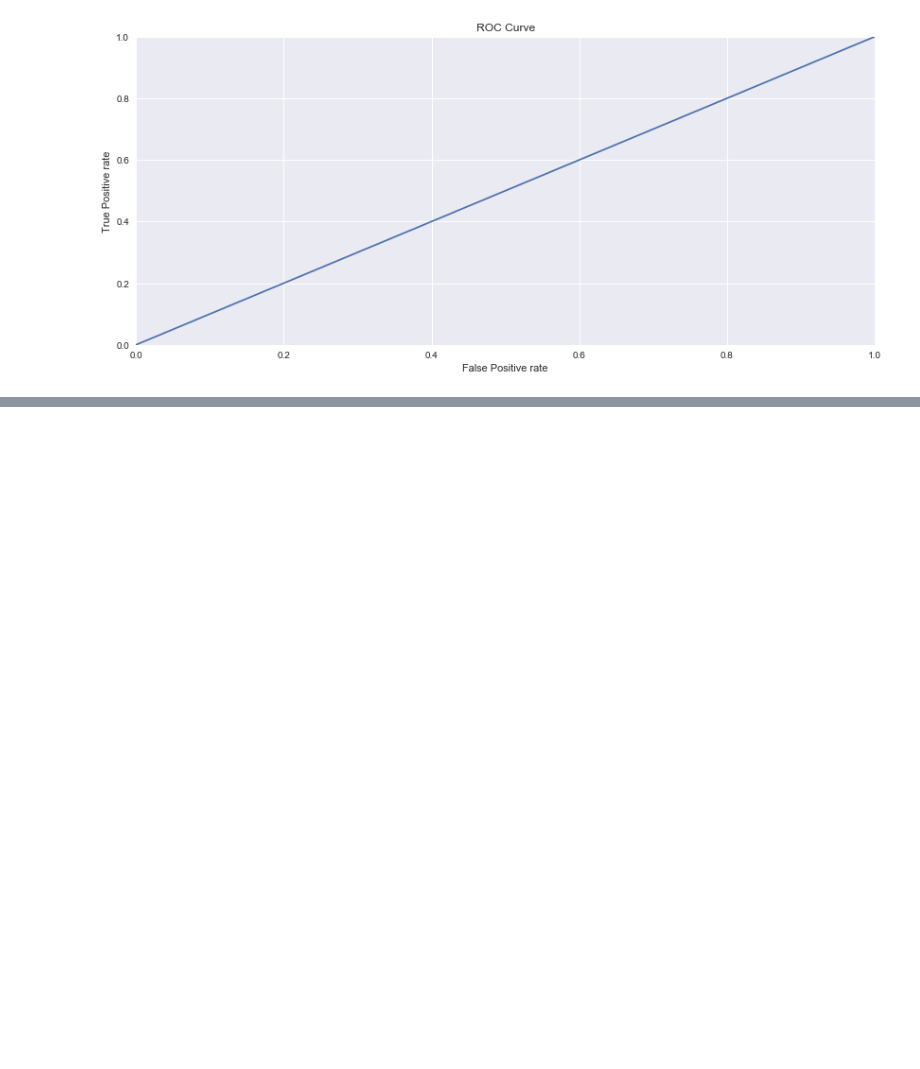
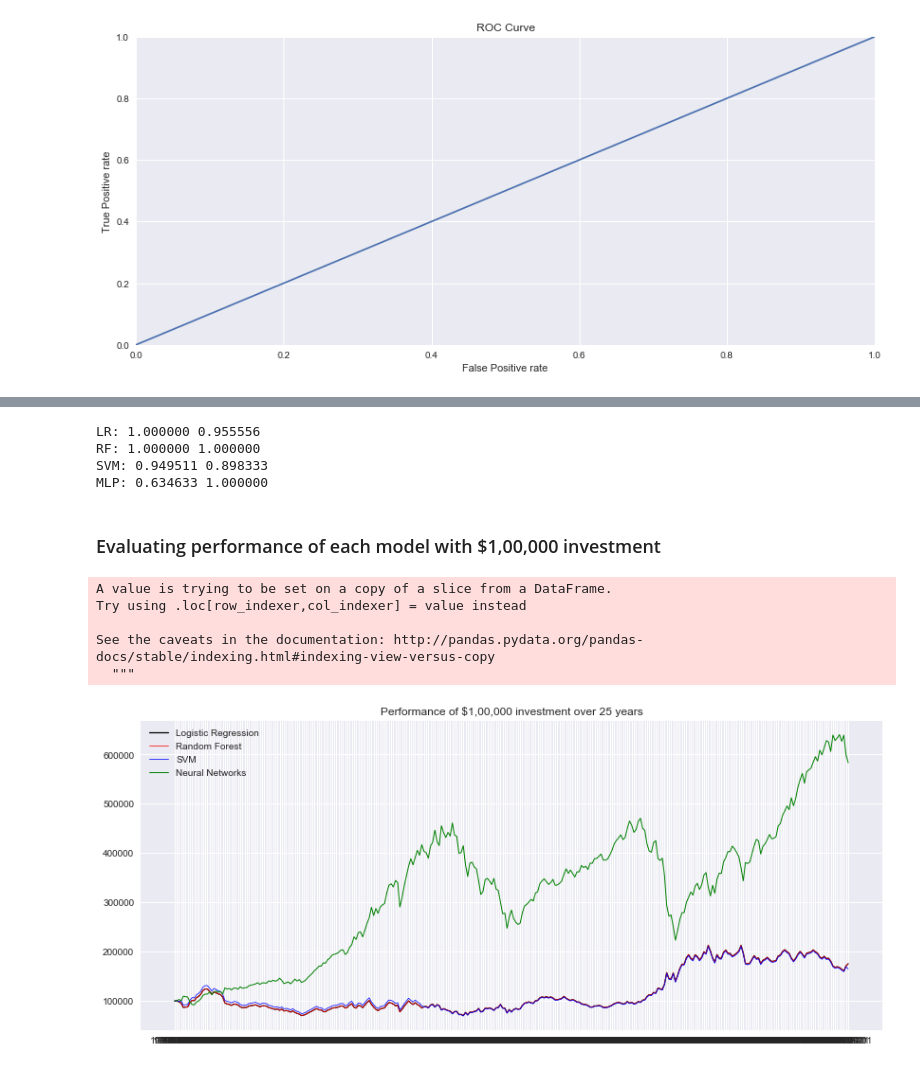
Before and after one commit to SaiKrishnaAnudeepJ/QuantitativeTrading, a Jupyter notebook: Final.ipynb, the cells around one changed output, grey strips where cells are left out. Drawn from its saved outputs; the diff is of its cells as text; code cells hidden in the pictures; blank space fills up the shorter version.

```diff
--- a/Final.ipynb
+++ b/Final.ipynb
@@ -372,0 +353,59 @@ AUC of the model is 0.5000000000
+# %%
+for name, model in models:
+    kfold = KFold(n_splits = 10, random_state = seed)
+    cv_results = cross_val_score(model, df_x, df_y, cv = kfold, scoring = "precision")
+    cv_results1 = cross_val_score(model, df_x, df_y, cv = kfold, scoring = "recall")
+    results.append(cv_results)
+    names.append(name)
+    msg = "%s: %f %f" % (name, cv_results.mean(), cv_results1.mean())
+    print(msg)
+# %% [output]
+LR: 1.000000 0.955556
+RF: 1.000000 1.000000
+SVM: 0.949511 0.898333
+MLP: 0.634633 1.000000
+# %% [markdown]
+### Evaluating performance of each model with $1,00,000 investment
+# %%
+# roe is a function which shows the value of investment over 25 years
+def roe(model):
+    spy = sp[:310]
+    spy1 = spy[["Date","Close"]]
+    spy1["PctChange"] = spy1["Close"].pct_change()
+    spy1 = spy1.fillna(0)
+    pc = spy1["PctChange"]
+    spy = spy1["PctChange"]
+    pred = model.predict(df_x)
+    spy1["pred"] = pred
+    pred1 = np.where(pred>0.0,1,-1)
+    spy1["pred1"] = pred1
+    pct1 = pred1 * pc
+    spy1["pct1"] = pct1
+    pct2 = pct1 + 1.0
+    spy1["pct2"] = pct2
+    pctc = np.cumprod(pct2)
+    spy1["pctc"] = pctc
+    inv = 100000.0 * pctc
+    spy1["Inv"] = inv
+    return spy1["Inv"]
+# %%
+Ilgtr = roe(lgtr)
+Irfr = roe(rfr)
+Ipsvm = roe(psvm)
+Innm = roe(nnm)
+# %% [output]
+A value is trying to be set on a copy of a slice from a DataFrame.
+Try using .loc[row_indexer,col_indexer] = value instead
+
+See the caveats in the documentation: http://pandas.pydata.org/pandas-docs/stable/indexing.html#indexing-view-versus-copy
+  """
+# %%
+plt.plot(df_date, Ilgtr,label = "Logistic Regression", color = "k", ls = "-", lw = 1.2)
+plt.plot(df_date, Irfr,label = "Random Forest", color = "r", ls = "-", lw = 0.75)
+plt.plot(df_date, Ipsvm,label = "SVM", color = "b", ls = "-", lw = 0.75)
+plt.plot(df_date, Innm,label = "Neural Networks", color = "g", ls = "-", lw = 1.0)
+plt.title("Performance of $1,00,000 investment over 25 years")
+plt.legend()
+plt.show()
+# %% [output]
+[figure, added]
```
Also changed, not shown: parts of 13 cells of this notebook.
